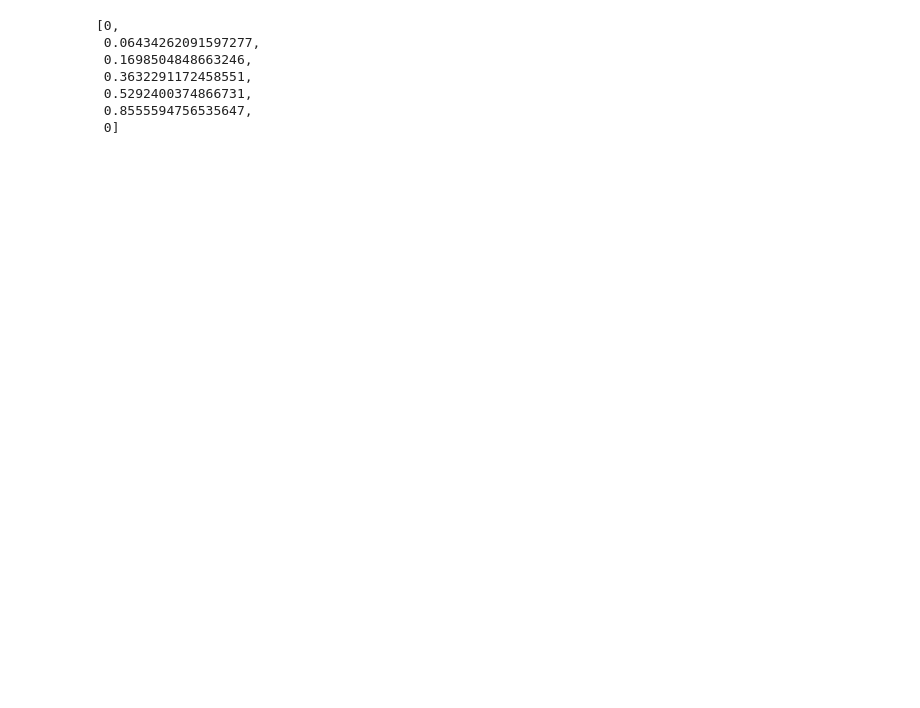
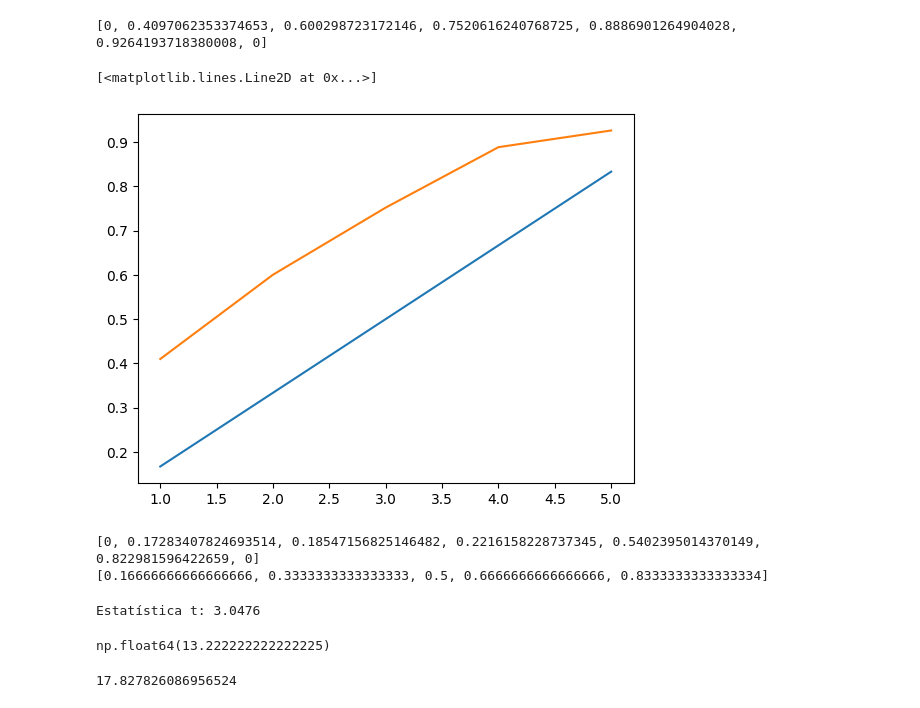
Before and after one commit to vitor-costa-garcia/reinforcement-learning, a Jupyter notebook: 6-tdlearning/tdprediction.ipynb, the cells around one changed output. Drawn from its saved outputs; the diff is of its cells as text; code cells hidden in the pictures; blank space fills up the shorter version.

```diff
--- a/6-tdlearning/tdprediction.ipynb
+++ b/6-tdlearning/tdprediction.ipynb
@@ -23,25 +31,28 @@ tdZero(state_val, 0.1, 100, 1)
 # %%
 state_val = [0 for _ in range(7)]
 def constaMC(state_val, a, episodes):
     for _ in range(episodes):
         episode = []
         olds, r, s = 0, 0, 0
         while s not in [-3, 3]:
             olds, r, s = generateStepRandomWalk(s, [0.5, 0.5])
             episode.insert(0, (olds, r, s))
         gt = 0
         for olds, r, s in episode:
             gt += r
             state_val[olds+3] += a*(gt - state_val[olds+3])
 
 constaMC(state_val, 0.1, 100)
+print(state_val)
+plt.plot([1,2,3,4,5], [1/6, 2/6, 3/6, 4/6, 5/6])
+plt.plot([1,2,3,4,5],state_val[1:-1])
+# %% [output]
+[0, 0.4097062353374653, 0.600298723172146, 0.7520616240768725, 0.8886901264904028, 0.9264193718380008, 0]
+[<matplotlib.lines.Line2D at 0x...>]
+[figure, added]
 # %%
-state_val
+print(state_val)
+print([1/6, 2/6, 3/6, 4/6, 5/6])
 # %% [output]
-[0,
- 0.06434262091597277,
- 0.1698504848663246,
- 0.3632291172458551,
- 0.5292400374866731,
- 0.8555594756535647,
- 0]
+[0, 0.17283407824693514, 0.18547156825146482, 0.2216158228737345, 0.5402395014370149, 0.822981596422659, 0]
+[0.16666666666666666, 0.3333333333333333, 0.5, 0.6666666666666666, 0.8333333333333334]
@@ -47,0 +63,26 @@ state_val
+# %%
+import numpy as np
+
+def w_std(x, y):
+    return (np.mean(x) - np.mean(y)) / np.sqrt(
+        (((len(x) - 1) * (np.std(x, ddof=1) ** 2) + (len(y) - 1) * (np.std(y, ddof=1) ** 2)) / (len(x) + len(y) - 2)) *
+        ((1 / len(x)) + (1 / len(y)))
+    )
+
+# Dados
+x = [15.9, 21.0, 17.7, 22.3, 21.8, 20.8, 18.7, 17.5, 22.5, 28.8]
+y = [15.2, 9.3, 25.8, 13.8, 18.4, 18.8, 19.4, 15.2, 9.3, 9.6, 16.1, 16.5, 10.1, 16.9, 17.3]
+
+# Resultado
+t_stat = w_std(x, y)
+print(f'Estatística t: {t_stat:.4f}')
+# %% [output]
+Estatística t: 3.0476
+# %%
+np.pow(doentes.std(ddof=1), 2)
+# %% [output]
+np.float64(13.222222222222225)
+# %%
+(9*13.22+14*20.79)/23
+# %% [output]
+17.827826086956524
```
Also changed, not shown: parts of 6 cells of this notebook, 1 other file.
